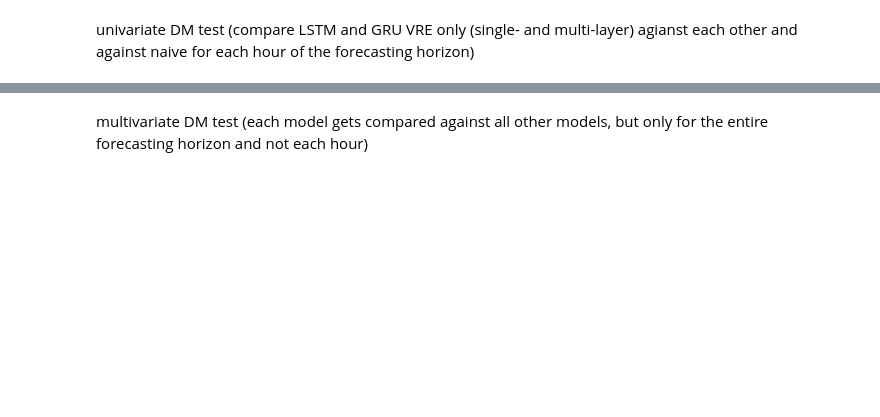
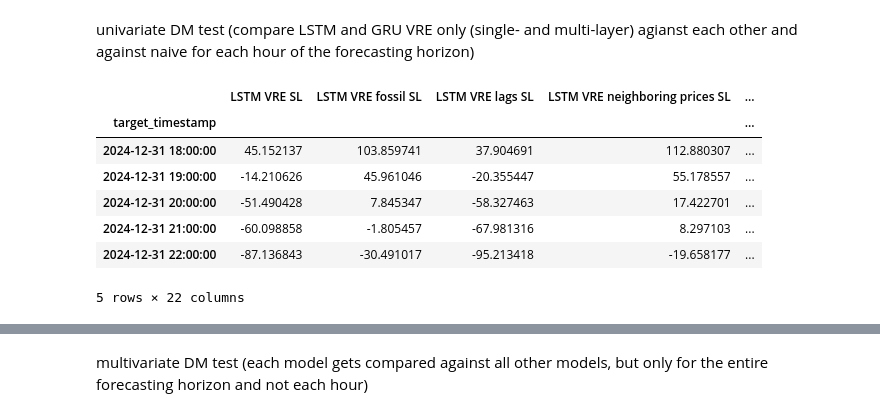
Before and after one commit to valentin-17/epf, a Jupyter notebook: notebooks/other_data_viz.ipynb, the cells around one changed output, grey strips where cells are left out. Drawn from its saved outputs; the diff is of its cells as text; code cells hidden in the pictures; blank space fills up the shorter version.

```diff
--- a/notebooks/other_data_viz.ipynb
+++ b/notebooks/other_data_viz.ipynb
@@ -897,5 +959,25 @@ TypeError: Only valid with DatetimeIndex, TimedeltaIndex or PeriodIndex, but got
 # %% [markdown]
 univariate DM test (compare LSTM and GRU VRE only (single- and multi-layer) agianst each other and against naive for each hour of the forecasting horizon)
+# %%
+import pandas as pd
+
+# load forecasts
+forecasts = pd.read_csv('../data/processed/forecasts.csv', parse_dates=True).dropna()
+df_price = pd.read_csv('../data/raw/de_prices_2024.csv', parse_dates=True, skiprows=2, index_col=0, names=['de_prices'], dtype={'de_prices': float})
+df_price.index = df_price.index.tz_localize(None)
+
+forecasts.set_index('target_timestamp', inplace=True)
+forecasts.index = pd.to_datetime(forecasts.index)
+forecasts.tail()
+# %% [output]
+|  | LSTM VRE SL | LSTM VRE fossil SL | LSTM VRE lags SL | LSTM VRE neighboring prices SL | ... |
+| target_timestamp |  |  |  |  | ... |
+| 2024-12-31 18:00:00 | 45.152137 | 103.859741 | 37.904691 | 112.880307 | ... |
+| 2024-12-31 19:00:00 | -14.210626 | 45.961046 | -20.355447 | 55.178557 | ... |
+| 2024-12-31 20:00:00 | -51.490428 | 7.845347 | -58.327463 | 17.422701 | ... |
+| 2024-12-31 21:00:00 | -60.098858 | -1.805457 | -67.981316 | 8.297103 | ... |
+| 2024-12-31 22:00:00 | -87.136843 | -30.491017 | -95.213418 | -19.658177 | ... |
+5 rows × 22 columns
 # %%
 from epf.dm import DM
 
```
Also changed, not shown: parts of 11 cells of this notebook, 5 other files.
